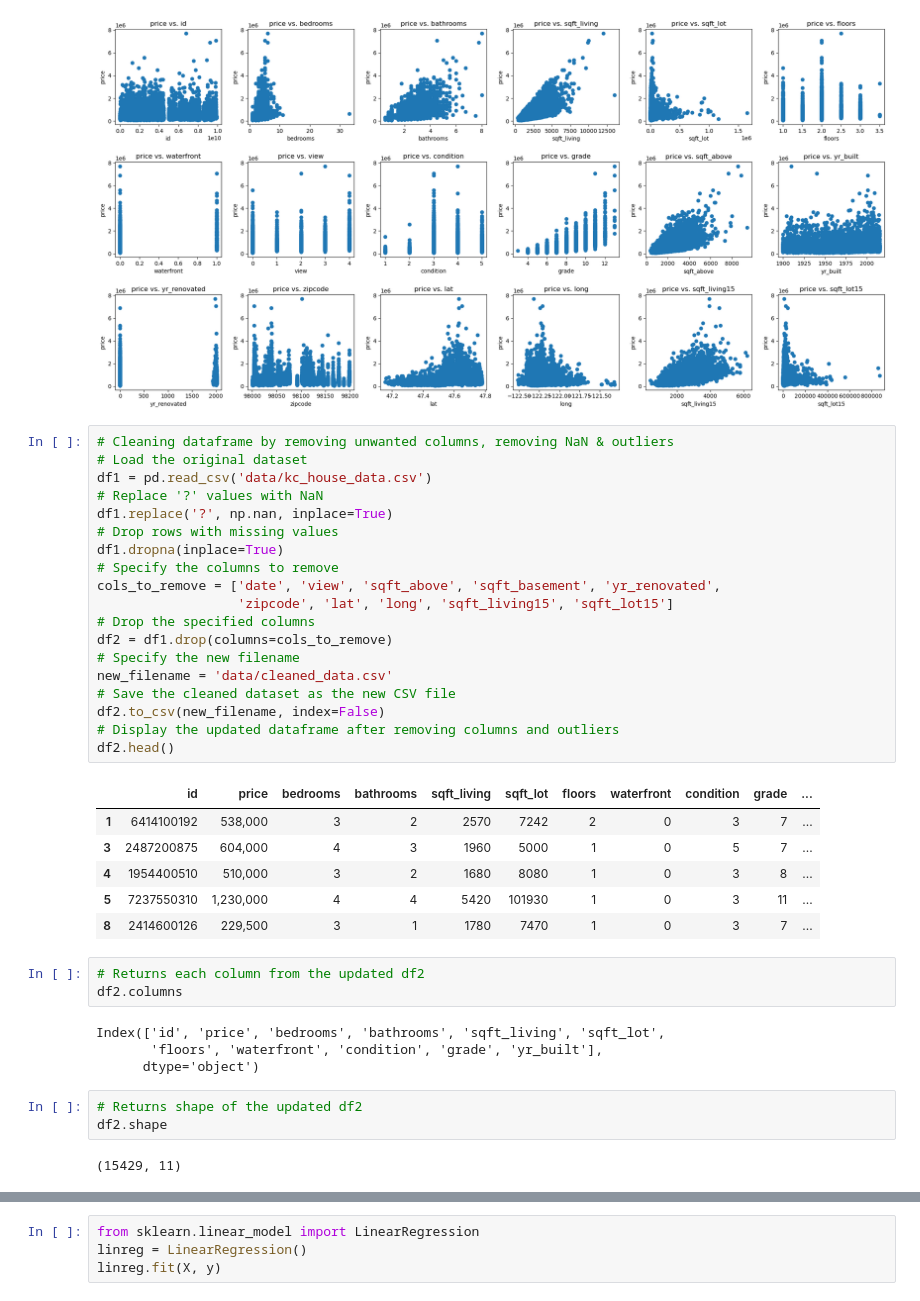
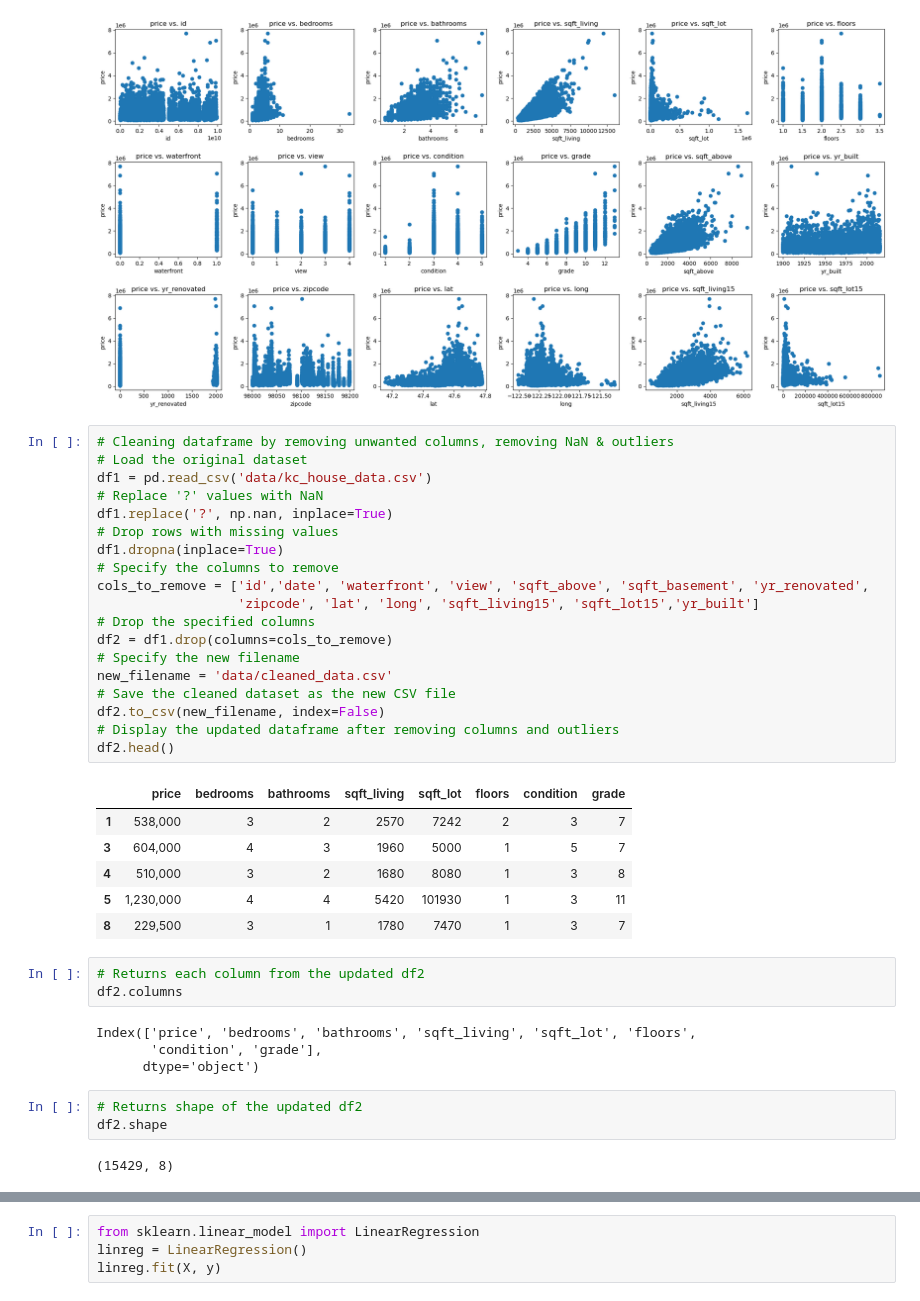
Before and after one commit to RyanKeats88/dsc-phase-2-project, a Jupyter notebook: student.ipynb, the cells around one changed output, grey strips where cells are left out. Cells and saved outputs as stored; diff of their text form.

```diff
--- a/student.ipynb
+++ b/student.ipynb
@@ -250,41 +250,41 @@ plt.show()
 # %%
 # Cleaning dataframe by removing unwanted columns, removing NaN & outliers
 # Load the original dataset
 df1 = pd.read_csv('data/kc_house_data.csv')
 # Replace '?' values with NaN
 df1.replace('?', np.nan, inplace=True)
 # Drop rows with missing values
 df1.dropna(inplace=True)
 # Specify the columns to remove
-cols_to_remove = ['date', 'view', 'sqft_above', 'sqft_basement', 'yr_renovated',
-                  'zipcode', 'lat', 'long', 'sqft_living15', 'sqft_lot15']
+cols_to_remove = ['id','date', 'waterfront', 'view', 'sqft_above', 'sqft_basement', 'yr_renovated',
+                  'zipcode', 'lat', 'long', 'sqft_living15', 'sqft_lot15','yr_built']
 # Drop the specified columns
 df2 = df1.drop(columns=cols_to_remove)
 # Specify the new filename
 new_filename = 'data/cleaned_data.csv'
 # Save the cleaned dataset as the new CSV file
 df2.to_csv(new_filename, index=False)
 # Display the updated dataframe after removing columns and outliers
 df2.head()
 # %% [output]
-|  | id | price | bedrooms | bathrooms | sqft_living | sqft_lot | floors | waterfront | condition | grade | ... |
-| 1 | 6414100192 | 538,000 | 3 | 2 | 2570 | 7242 | 2 | 0 | 3 | 7 | ... |
-| 3 | 2487200875 | 604,000 | 4 | 3 | 1960 | 5000 | 1 | 0 | 5 | 7 | ... |
-| 4 | 1954400510 | 510,000 | 3 | 2 | 1680 | 8080 | 1 | 0 | 3 | 8 | ... |
-| 5 | 7237550310 | 1,230,000 | 4 | 4 | 5420 | 101930 | 1 | 0 | 3 | 11 | ... |
-| 8 | 2414600126 | 229,500 | 3 | 1 | 1780 | 7470 | 1 | 0 | 3 | 7 | ... |
+|  | price | bedrooms | bathrooms | sqft_living | sqft_lot | floors | condition | grade |
+| 1 | 538,000 | 3 | 2 | 2570 | 7242 | 2 | 3 | 7 |
+| 3 | 604,000 | 4 | 3 | 1960 | 5000 | 1 | 5 | 7 |
+| 4 | 510,000 | 3 | 2 | 1680 | 8080 | 1 | 3 | 8 |
+| 5 | 1,230,000 | 4 | 4 | 5420 | 101930 | 1 | 3 | 11 |
+| 8 | 229,500 | 3 | 1 | 1780 | 7470 | 1 | 3 | 7 |
 # %%
 # Returns each column from the updated df2
 df2.columns
 # %% [output]
-Index(['id', 'price', 'bedrooms', 'bathrooms', 'sqft_living', 'sqft_lot',
-       'floors', 'waterfront', 'condition', 'grade', 'yr_built'],
+Index(['price', 'bedrooms', 'bathrooms', 'sqft_living', 'sqft_lot', 'floors',
+       'condition', 'grade'],
       dtype='object')
 # %%
 # Returns shape of the updated df2
 df2.shape
 # %% [output]
-(15429, 11)
+(15429, 8)
 # %%
 # Returns the data types of each column from the updated df2
 df2.dtypes
```
Also changed, not shown: parts of 61 cells of this notebook, 3 other files.
